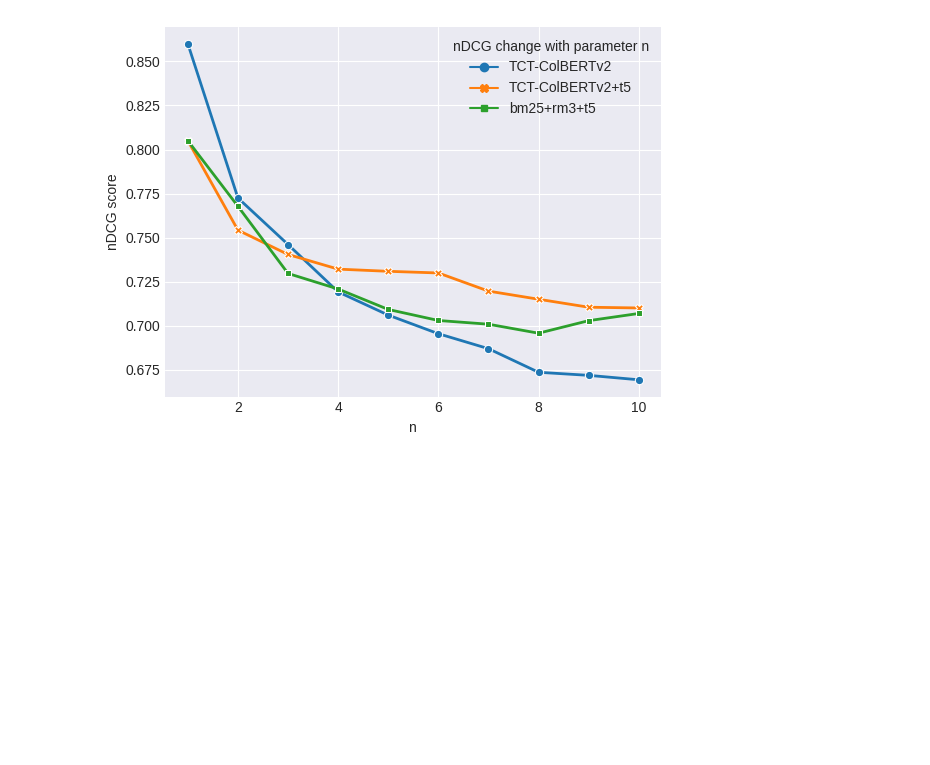
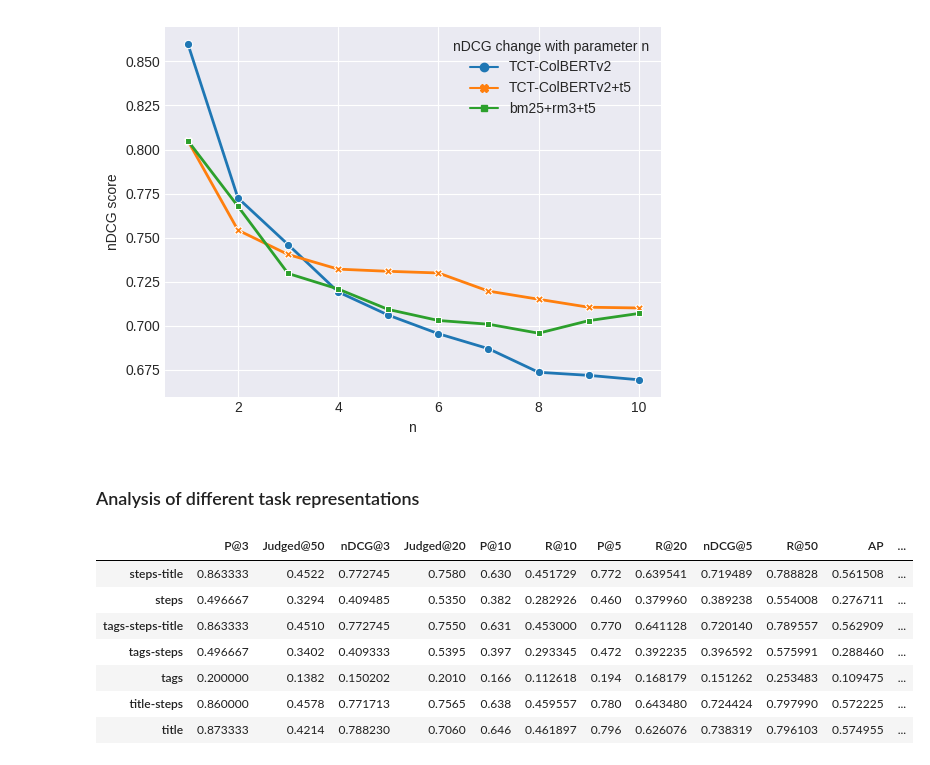
Before and after one commit to PhilipZubel/task-search-quality, a Jupyter notebook: results.ipynb, the cells around one changed output. Cells and saved outputs as stored; diff of their text form; code cells hidden in the pictures; blank space fills up the shorter version.

```diff
--- a/results.ipynb
+++ b/results.ipynb
@@ -639,3 +633,23 @@ Index([nDCG@7, nDCG@10, nDCG@1, nDCG@9, nDCG@5, nDCG@6, nDCG@3, nDCG@2, nDCG@4,
 9        0.671849          0.710505     0.702882
 10       0.669332          0.710087     0.706960
 [figure]
+# %% [markdown]
+### Analysis of different task representations
+# %%
+path_marqo_runs = "/home/ubuntu/task-search-quality/measurements/diy/run_files/marqo-filters"
+diy_qrels = os.path.join("/home/ubuntu/task-search-quality/measurements/judgments/diy.qrels")
+# %%
+from results_helper import get_all_metrics
+
+
+path = "/home/ubuntu/task-search-quality/measurements/diy/analysis/marqo-filters"
+get_all_metrics(path_marqo_runs, diy_qrels, path, with_t5=None)
+# %% [output]
+|  | P@3 | Judged@50 | nDCG@3 | Judged@20 | P@10 | R@10 | P@5 | R@20 | nDCG@5 | R@50 | AP | ... |
+| steps-title | 0.863333 | 0.4522 | 0.772745 | 0.7580 | 0.630 | 0.451729 | 0.772 | 0.639541 | 0.719489 | 0.788828 | 0.561508 | ... |
+| steps | 0.496667 | 0.3294 | 0.409485 | 0.5350 | 0.382 | 0.282926 | 0.460 | 0.379960 | 0.389238 | 0.554008 | 0.276711 | ... |
+| tags-steps-title | 0.863333 | 0.4510 | 0.772745 | 0.7550 | 0.631 | 0.453000 | 0.770 | 0.641128 | 0.720140 | 0.789557 | 0.562909 | ... |
+| tags-steps | 0.496667 | 0.3402 | 0.409333 | 0.5395 | 0.397 | 0.293345 | 0.472 | 0.392235 | 0.396592 | 0.575991 | 0.288460 | ... |
+| tags | 0.200000 | 0.1382 | 0.150202 | 0.2010 | 0.166 | 0.112618 | 0.194 | 0.168179 | 0.151262 | 0.253483 | 0.109475 | ... |
+| title-steps | 0.860000 | 0.4578 | 0.771713 | 0.7565 | 0.638 | 0.459557 | 0.780 | 0.643480 | 0.724424 | 0.797990 | 0.572225 | ... |
+| title | 0.873333 | 0.4214 | 0.788230 | 0.7060 | 0.646 | 0.461897 | 0.796 | 0.626076 | 0.738319 | 0.796103 | 0.574955 | ... |
```
Also changed, not shown: parts of 2 cells of this notebook, 54 other files.
